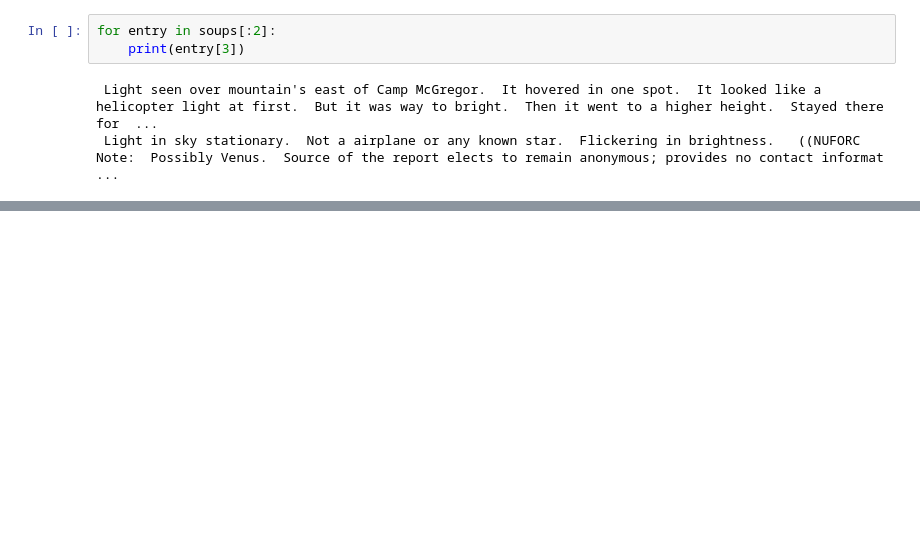
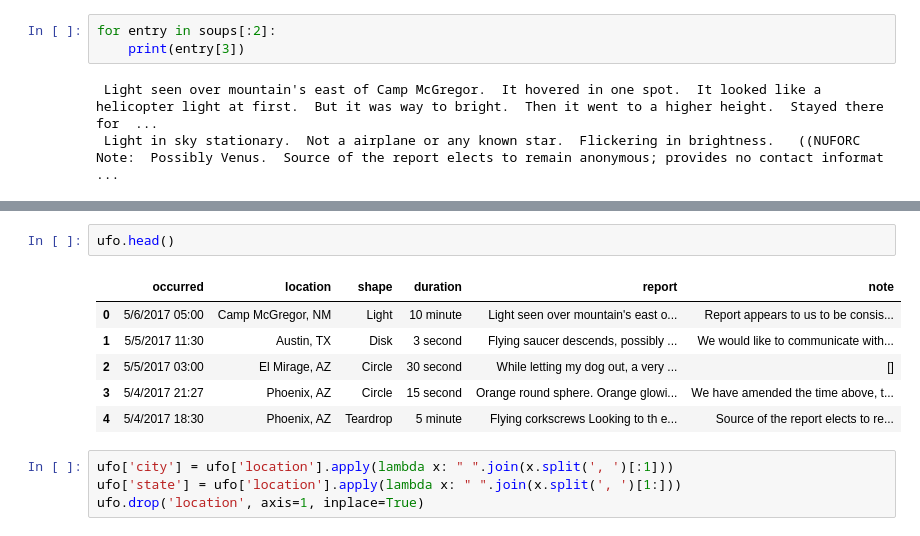
Before and after one commit to mkpetterson/UFO_sightings, a Jupyter notebook: cwong.ipynb, the cells around one changed output, grey strips where cells are left out. Saved outputs shown, nothing was run; the diff lists cells and outputs as text; blank space fills up the shorter version.

```diff
--- a/cwong.ipynb
+++ b/cwong.ipynb
@@ -154,0 +171,13 @@ ufo_10000
+# %%
+ufo.head()
+# %% [output]
+|  | occurred | location | shape | duration | report | note |
+| 0 | 5/6/2017 05:00 | Camp McGregor, NM | Light | 10 minute | Light seen over mountain's east o... | Report appears to us to be consis... |
+| 1 | 5/5/2017 11:30 | Austin, TX | Disk | 3 second | Flying saucer descends, possibly ... | We would like to communicate with... |
+| 2 | 5/5/2017 03:00 | El Mirage, AZ | Circle | 30 second | While letting my dog out, a very ... | [] |
+| 3 | 5/4/2017 21:27 | Phoenix, AZ | Circle | 15 second | Orange round sphere. Orange glowi... | We have amended the time above, t... |
+| 4 | 5/4/2017 18:30 | Phoenix, AZ | Teardrop | 5 minute | Flying corkscrews Looking to th e... | Source of the report elects to re... |
+# %%
+ufo['city'] = ufo['location'].apply(lambda x: " ".join(x.split(', ')[:1]))
+ufo['state'] = ufo['location'].apply(lambda x: " ".join(x.split(', ')[1:]))
+ufo.drop('location', axis=1, inplace=True)
```
Also changed, not shown: parts of 10 cells of this notebook, 2 other files.
